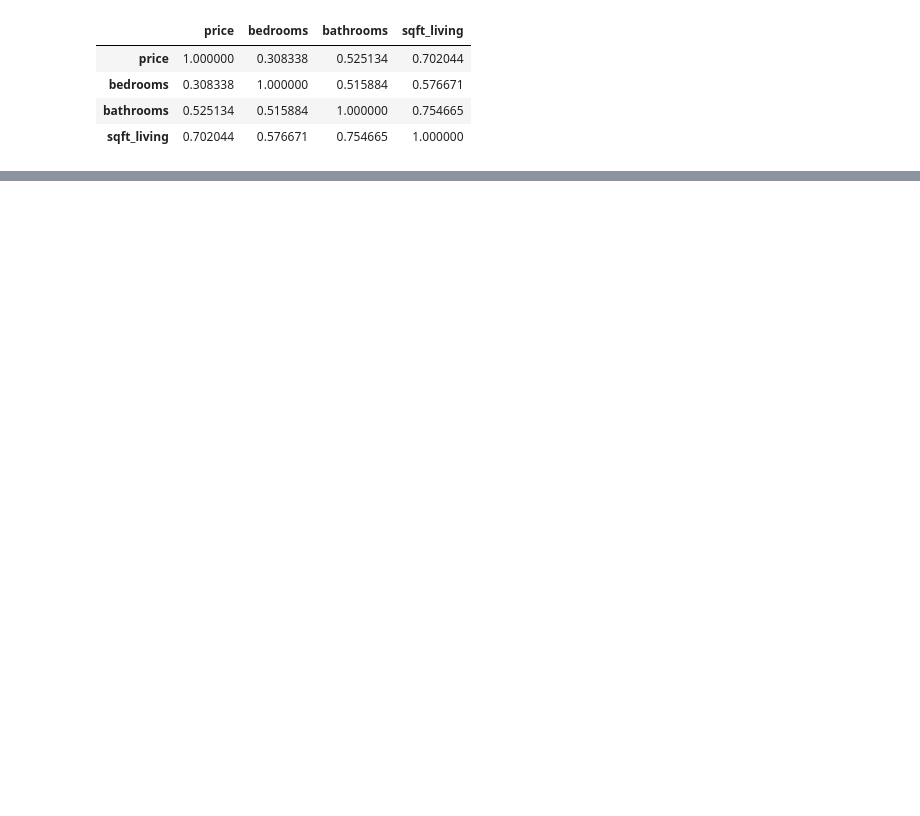
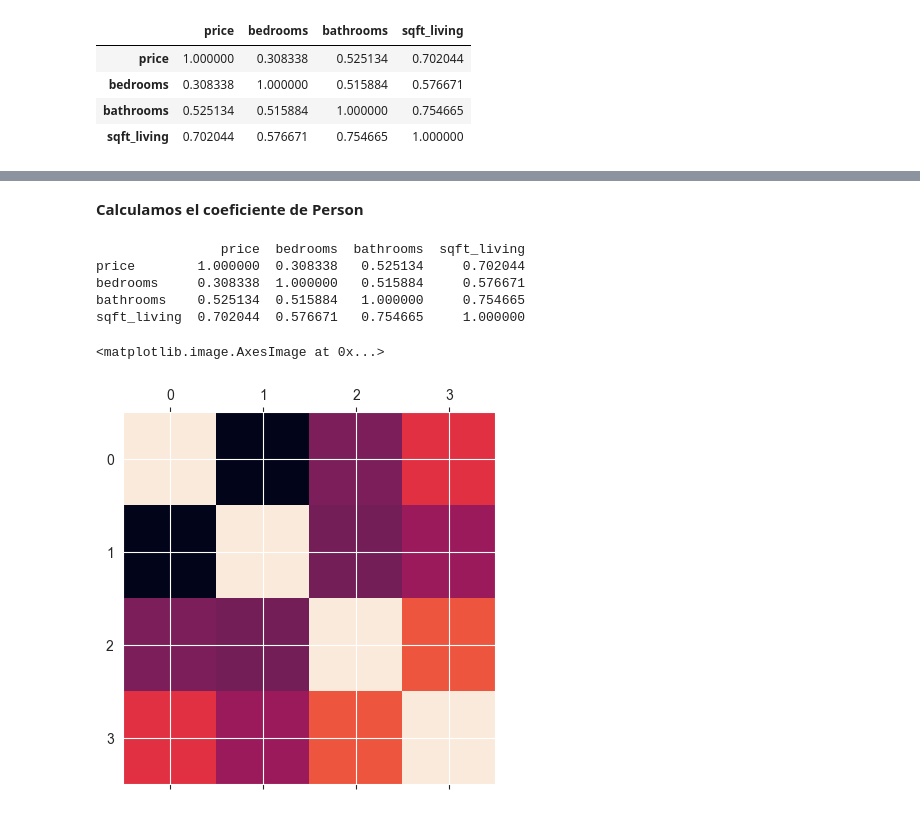
Before and after one commit to Godiex/bosting_house, a Jupyter notebook: exploratory_analysis.ipynb, the cells around one changed output, grey strips where cells are left out. Saved outputs shown, nothing was run; the diff lists cells and outputs as text; code cells hidden in the pictures; blank space fills up the shorter version.

```diff
--- a/exploratory_analysis.ipynb
+++ b/exploratory_analysis.ipynb
@@ -73,0 +86,15 @@ data.corr()
+# %% [markdown]
+**Calculamos el coeficiente de Person**
+# %%
+import matplotlib.pyplot as plt
+corr = data.corr(method="pearson")
+print(corr)
+plt.matshow(corr)
+# %% [output]
+                price  bedrooms  bathrooms  sqft_living
+price        1.000000  0.308338   0.525134     0.702044
+bedrooms     0.308338  1.000000   0.515884     0.576671
+bathrooms    0.525134  0.515884   1.000000     0.754665
+sqft_living  0.702044  0.576671   0.754665     1.000000
+<matplotlib.image.AxesImage at 0x...>
+[figure, added]
```
Also changed, not shown: parts of 4 cells of this notebook, 1 other file.
